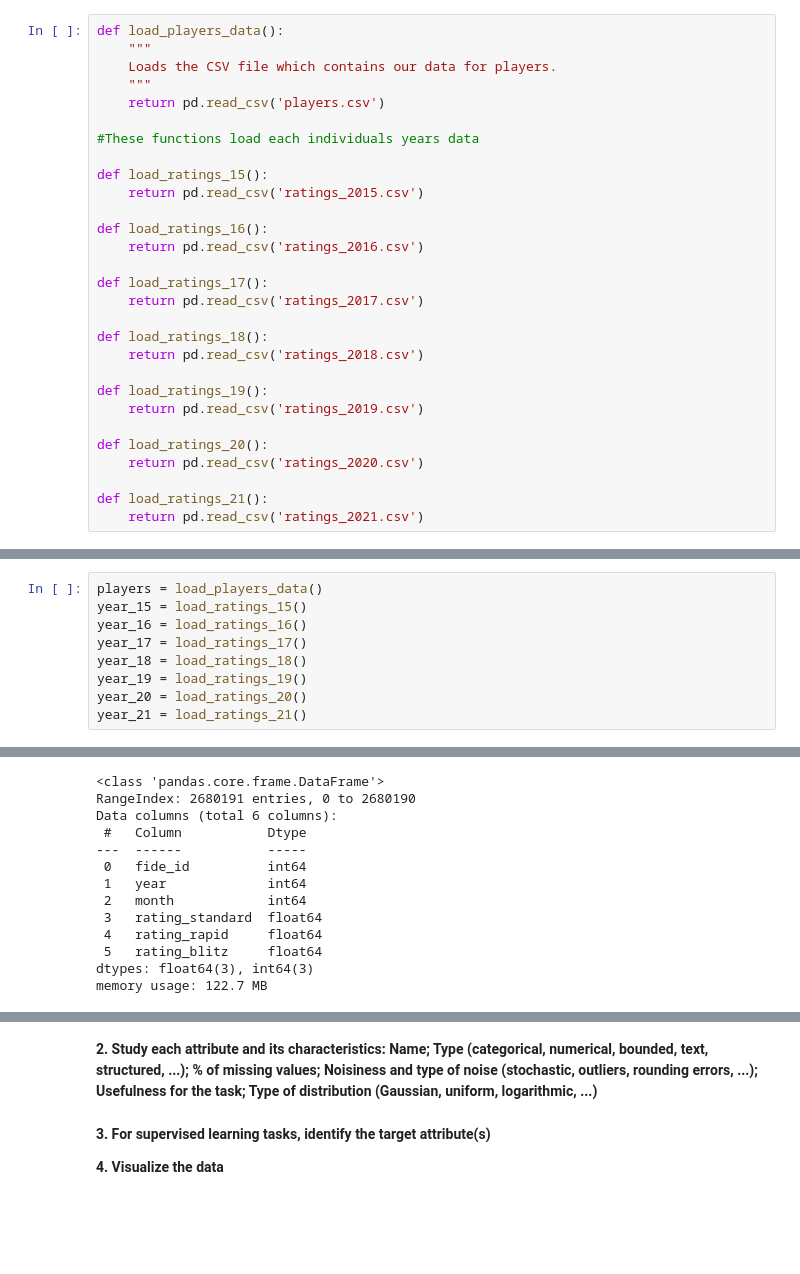
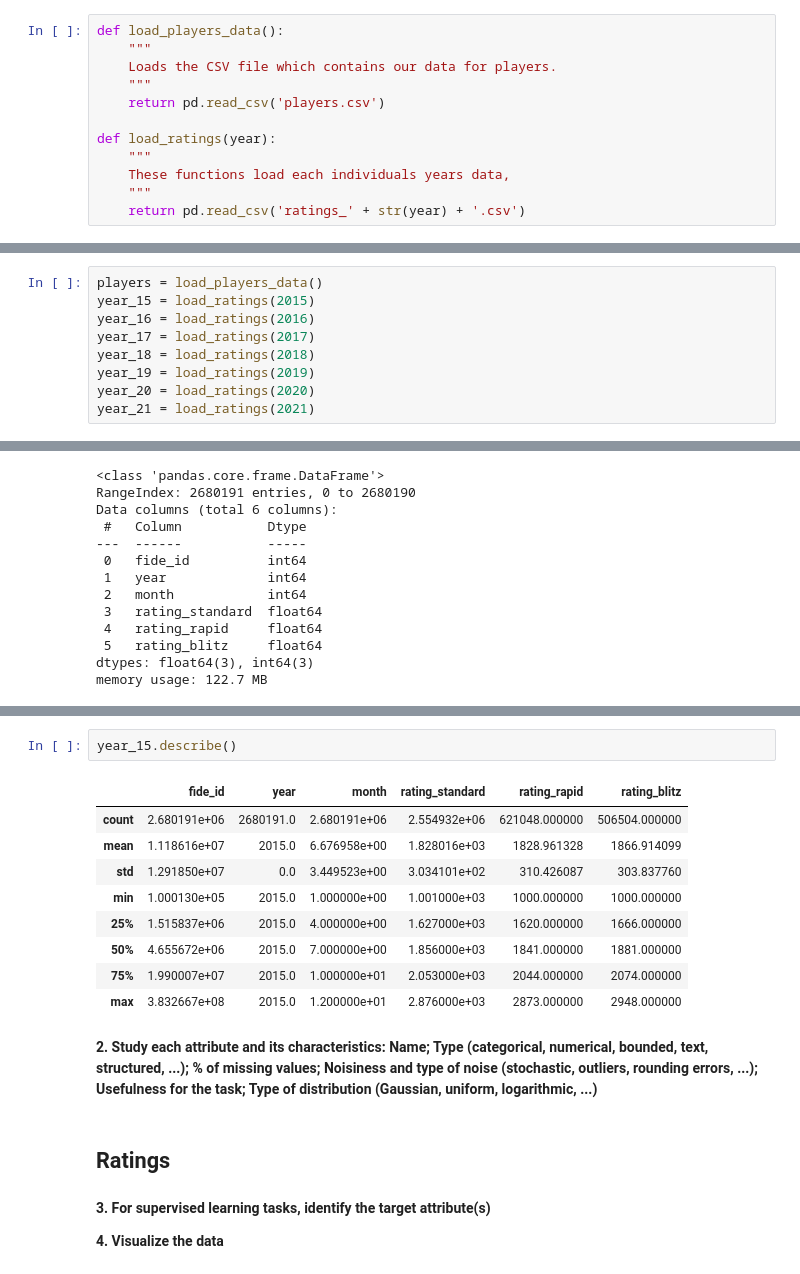
Before and after one commit to marchesem764/MLFinalProject, a Jupyter notebook: FIDE.ipynb, the cells around one changed output, grey strips where cells are left out. Saved outputs shown, nothing was run; the diff lists cells and outputs as text; blank space fills up the shorter version.

```diff
--- a/FIDE.ipynb
+++ b/FIDE.ipynb
@@ -109,39 +109,22 @@ def load_players_data():
     """
     return pd.read_csv('players.csv')
 
-#These functions load each individuals years data
-
-def load_ratings_15():
-    return pd.read_csv('ratings_2015.csv')
-
-def load_ratings_16():
-    return pd.read_csv('ratings_2016.csv')
-
-def load_ratings_17():
-    return pd.read_csv('ratings_2017.csv')
-
-def load_ratings_18():
-    return pd.read_csv('ratings_2018.csv')
-
-def load_ratings_19():
-    return pd.read_csv('ratings_2019.csv')
-
-def load_ratings_20():
-    return pd.read_csv('ratings_2020.csv')
-
-def load_ratings_21():
-    return pd.read_csv('ratings_2021.csv')
+def load_ratings(year):
+    """
+    These functions load each individuals years data,
+    """
+    return pd.read_csv('ratings_' + str(year) + '.csv')
 # %% [markdown]
 **1. Copy the data for exploration, downsampling to a manageable size if necessary.**
 # %%
 players = load_players_data()
-year_15 = load_ratings_15()
-year_16 = load_ratings_16()
-year_17 = load_ratings_17()
-year_18 = load_ratings_18()
-year_19 = load_ratings_19()
-year_20 = load_ratings_20()
-year_21 = load_ratings_21()
+year_15 = load_ratings(2015)
+year_16 = load_ratings(2016)
+year_17 = load_ratings(2017)
+year_18 = load_ratings(2018)
+year_19 = load_ratings(2019)
+year_20 = load_ratings(2020)
+year_21 = load_ratings(2021)
 # %%
 players.info()
 # %% [output]
@@ -195,5 +219,22 @@ title_values
+# %%
+year_15.describe()
+# %% [output]
+|  | fide_id | year | month | rating_standard | rating_rapid | rating_blitz |
+| count | 2.680191e+06 | 2680191.0 | 2.680191e+06 | 2.554932e+06 | 621048.000000 | 506504.000000 |
+| mean | 1.118616e+07 | 2015.0 | 6.676958e+00 | 1.828016e+03 | 1828.961328 | 1866.914099 |
+| std | 1.291850e+07 | 0.0 | 3.449523e+00 | 3.034101e+02 | 310.426087 | 303.837760 |
+| min | 1.000130e+05 | 2015.0 | 1.000000e+00 | 1.001000e+03 | 1000.000000 | 1000.000000 |
+| 25% | 1.515837e+06 | 2015.0 | 4.000000e+00 | 1.627000e+03 | 1620.000000 | 1666.000000 |
+| 50% | 4.655672e+06 | 2015.0 | 7.000000e+00 | 1.856000e+03 | 1841.000000 | 1881.000000 |
+| 75% | 1.990007e+07 | 2015.0 | 1.000000e+01 | 2.053000e+03 | 2044.000000 | 2074.000000 |
+| max | 3.832667e+08 | 2015.0 | 1.200000e+01 | 2.876000e+03 | 2873.000000 | 2948.000000 |
 # %% [markdown]
 **2. Study each attribute and its characteristics: Name; Type (categorical, numerical, bounded, text, structured, ...); % of missing values; Noisiness and type of noise (stochastic, outliers, rounding errors, ...); Usefulness for the task; Type of distribution (Gaussian, uniform, logarithmic, ...)**
+# %% [markdown]
+
+
+Ratings
+---
 # %% [markdown]
 **3. For supervised learning tasks, identify the target attribute(s)**
 
```
Also changed, not shown: parts of 8 cells of this notebook, 2 other files.
